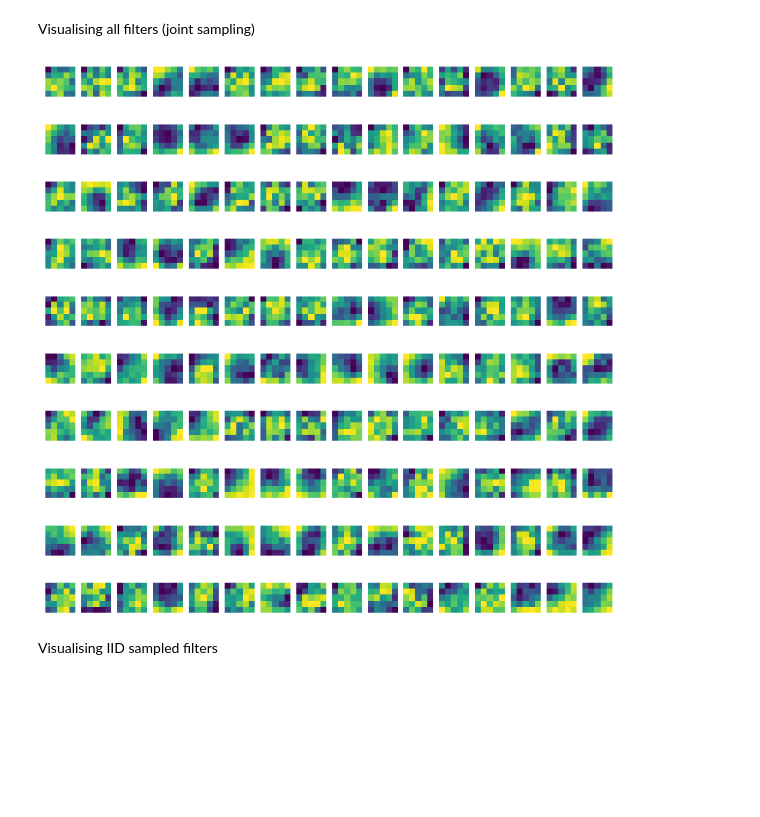
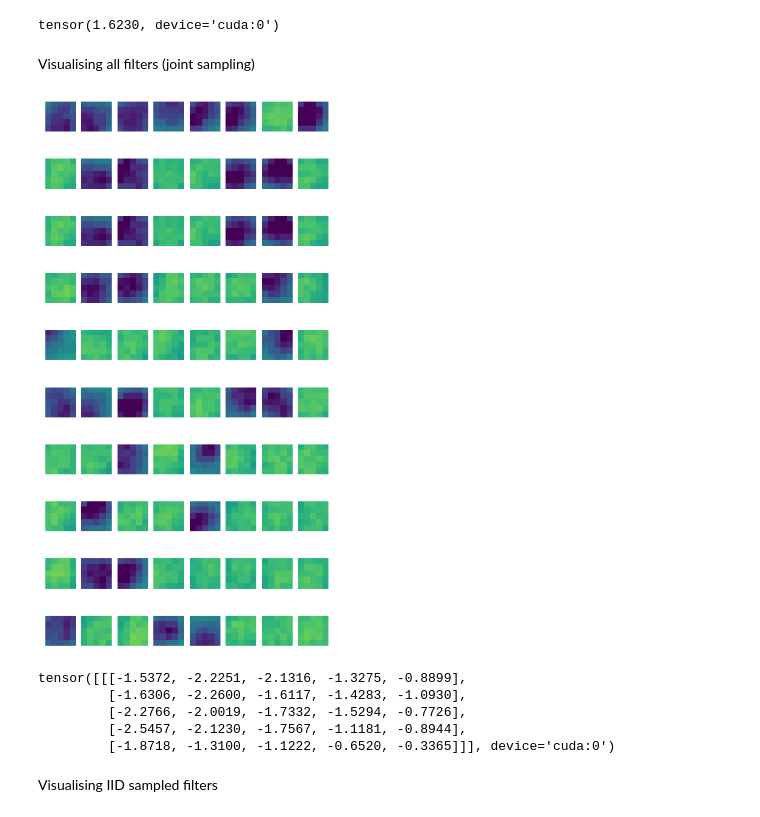
Before and after one commit to manleyroberts/filter-generation, a Jupyter notebook: visualization/Visualization.ipynb, the cells around one changed output. Cells and saved outputs as stored; diff of their text form; code cells hidden in the pictures; blank space fills up the shorter version.

Commit message:
With updated models and visualisations

```diff
--- a/visualization/Visualization.ipynb
+++ b/visualization/Visualization.ipynb
@@ -6,5 +7,5 @@ from tqdm import tqdm
 import matplotlib.pyplot as plt
 # %%
 datapath = os.path.join('..', 'data')
-filterpath = os.path.join(datapath, 'filters')
-num_filters = 16
+filterpath = os.path.join(datapath, 'filters-complete', '8_19')
+num_filters = 8
@@ -11,13 +30,20 @@ num_filters = 16
+# %%
+torch.max(dataset)
+# %% [output]
+tensor(1.6230, device='cuda:0')
+# %%
+vmin, vmax = -2.5, 2.5
 # %%
 def visualise_joint(num_rows):
-  _, axarr = plt.subplots(num_rows, 16, figsize=(10, num_rows))
+  _, axarr = plt.subplots(num_rows, num_filters, figsize=(int(5*(num_filters//8)), num_rows))
   plt.axis('off')
-
   uuids = os.listdir(filterpath)
   for f in range(num_rows):
     file = np.random.choice(uuids, replace=True)
     filter = torch.load(os.path.join(filterpath, file))
-    for i in range(16):
+    for i in range(num_filters):
       if f < num_rows:
         axarr[f, i].set_axis_off()
-        axarr[f, i].imshow(filter['0.weight'][i][0], interpolation=None)
+        axarr[f, i].imshow(filter['0.weight'][i][0].detach().cpu(), interpolation=None, norm=matplotlib.colors.Normalize(vmin=vmin, vmax=vmax, clip=False))
+        # axarr[f, i].colorbar()
+  return filter
@@ -25,9 +57,17 @@ def visualise_joint(num_rows):
 Visualising all filters (joint sampling)
 # %%
 num_images = len(os.listdir(filterpath))
-dataset = visualise_joint(10)
+sample_filter = visualise_joint(10)
 # %% [output]
-[figure, old version]
+[figure, new version]
+# %%
+sample_filter['0.weight'][7]
+# %% [output]
+tensor([[[-1.5372, -2.2251, -2.1316, -1.3275, -0.8899],
+         [-1.6306, -2.2600, -1.6117, -1.4283, -1.0930],
+         [-2.2766, -2.0019, -1.7332, -1.5294, -0.7726],
+         [-2.5457, -2.1230, -1.7567, -1.1181, -0.8944],
+         [-1.8718, -1.3100, -1.1222, -0.6520, -0.3365]]], device='cuda:0')
 # %% [markdown]
 Visualising IID sampled filters
 # %%
```
Also changed, not shown: parts of 31 cells of this notebook, 7 other files.
